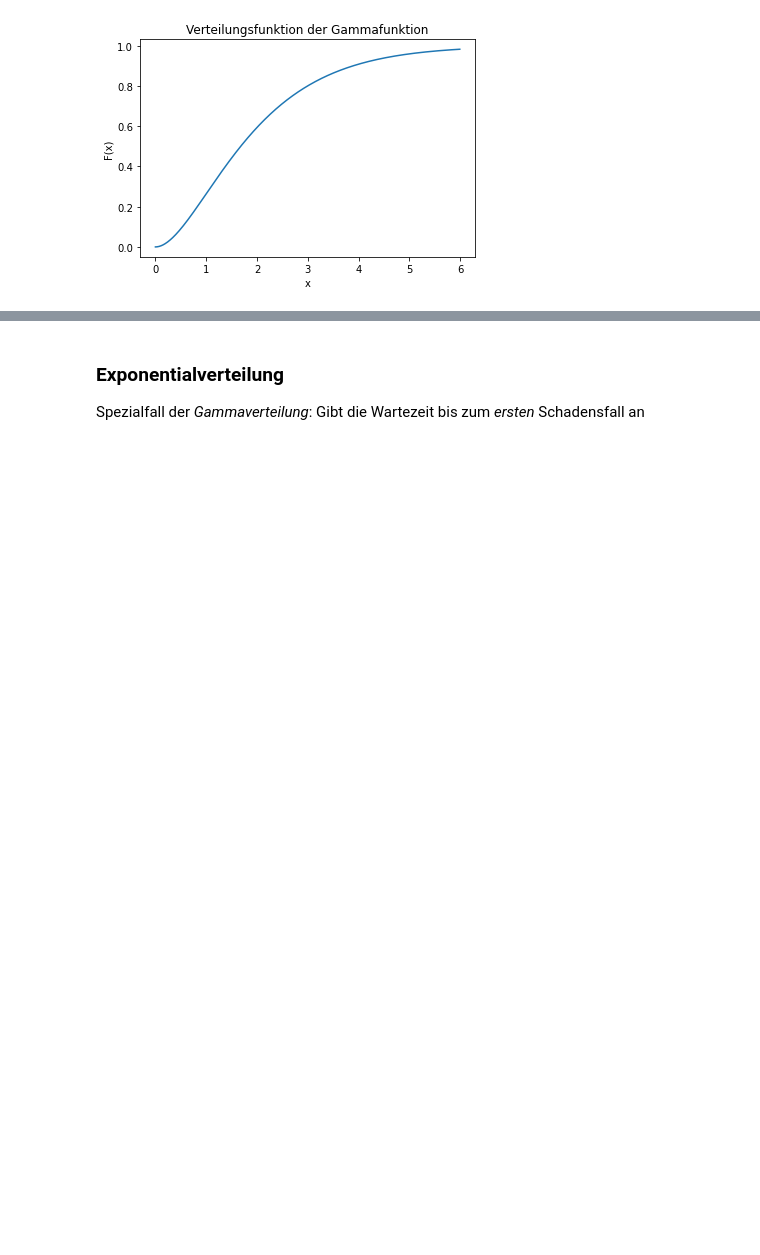
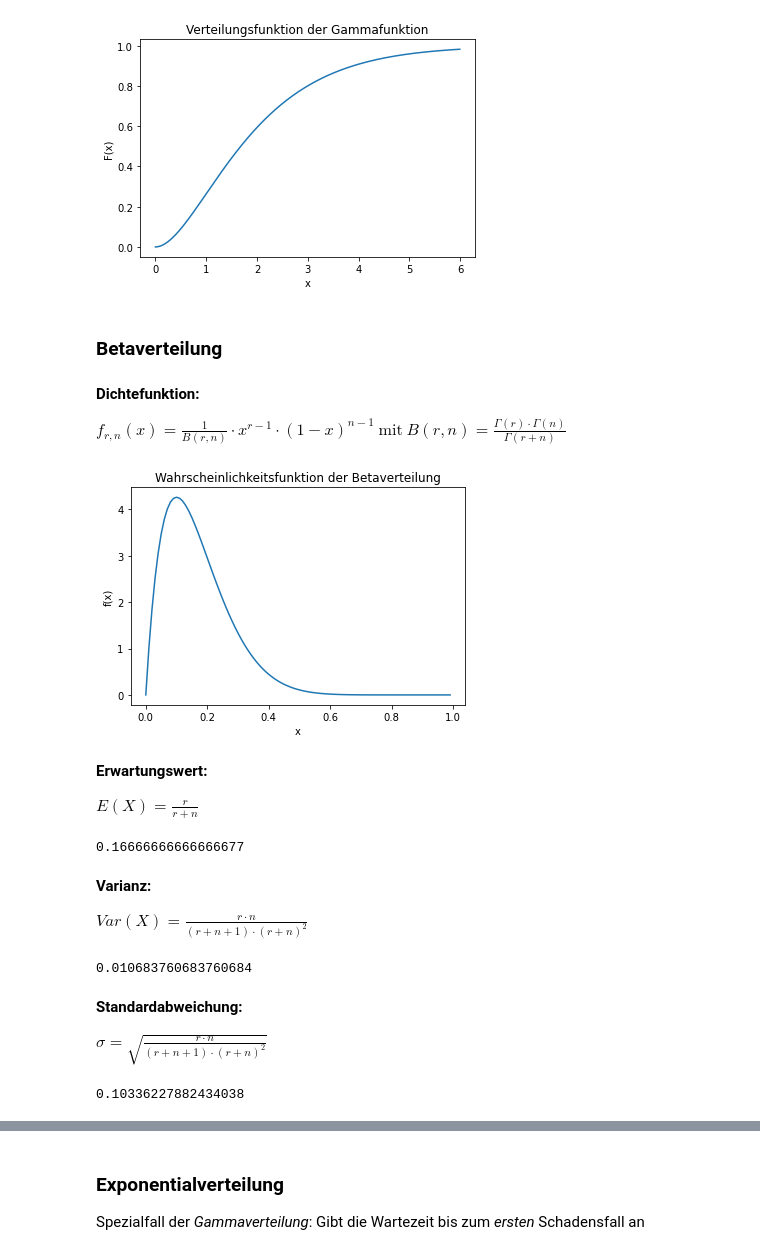
Before and after one commit to nicokossmann/Wahrscheinlichkeitsverteilungen, a Jupyter notebook: statistik.ipynb, the cells around one changed output, grey strips where cells are left out. Saved outputs shown, nothing was run; the diff lists cells and outputs as text; code cells hidden in the pictures; blank space fills up the shorter version.

Commit message:
added Betaverteilung

```diff
--- a/statistik.ipynb
+++ b/statistik.ipynb
@@ -489,3 +490,49 @@ plt.ylabel("F(x)")
 plt.show()
 # %% [output]
 [figure]
+# %% [markdown]
+### Betaverteilung <a class="anchor" id="betaverteilung"></a>
+# %% [markdown]
+**Dichtefunktion:**
+
+$f_{r, n}(x) = \frac{1}{B(r,n)}\cdot x^{r-1}\cdot (1-x)^{n-1} \ \textrm{mit} \ B(r,n) = \frac{\Gamma(r)\cdot \Gamma(n)}{\Gamma(r+n)}$
+# %%
+from scipy.stats import beta
+
+[a, b, n] = [2, 10, 1]
+
+x = np.arange(0, n, 0.01)
+bet = beta(a, b)
+pdf = np.array(bet.pdf(x))
+# %%
+plt.plot(x, pdf)
+plt.title("Wahrscheinlichkeitsfunktion der Betaverteilung")
+plt.xlabel("x")
+plt.ylabel("f(x)")
+plt.show()
+# %% [output]
+[figure, added]
+# %% [markdown]
+**Erwartungswert:**
+
+$E(X)=\frac{r}{r+n}$
+# %%
+bet.expect()
+# %% [output]
+0.16666666666666677
+# %% [markdown]
+**Varianz:**
+
+$Var(X) = \frac{r\cdot n}{(r+n+1)\cdot(r+n)^2}$
+# %%
+bet.var()
+# %% [output]
+0.010683760683760684
+# %% [markdown]
+**Standardabweichung:**
+
+$\sigma = \sqrt{\frac{r\cdot n}{(r+n+1)\cdot(r+n)^2}}$
+# %%
+bet.std()
+# %% [output]
+0.10336227882434038
```
Also changed, not shown: parts of 8 cells of this notebook, 1 other file.
